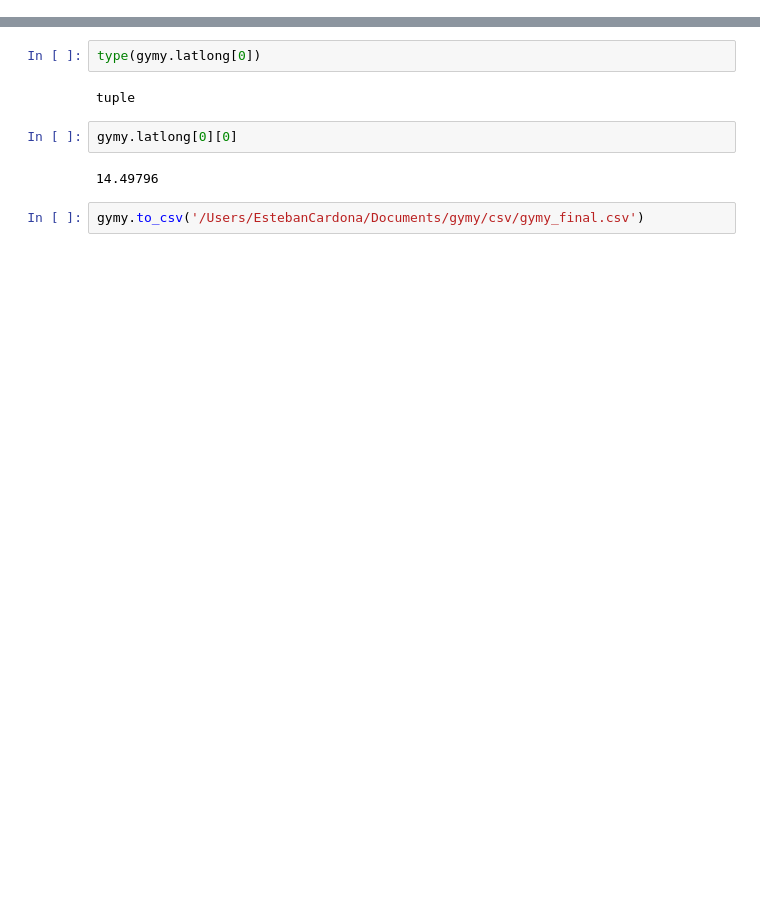
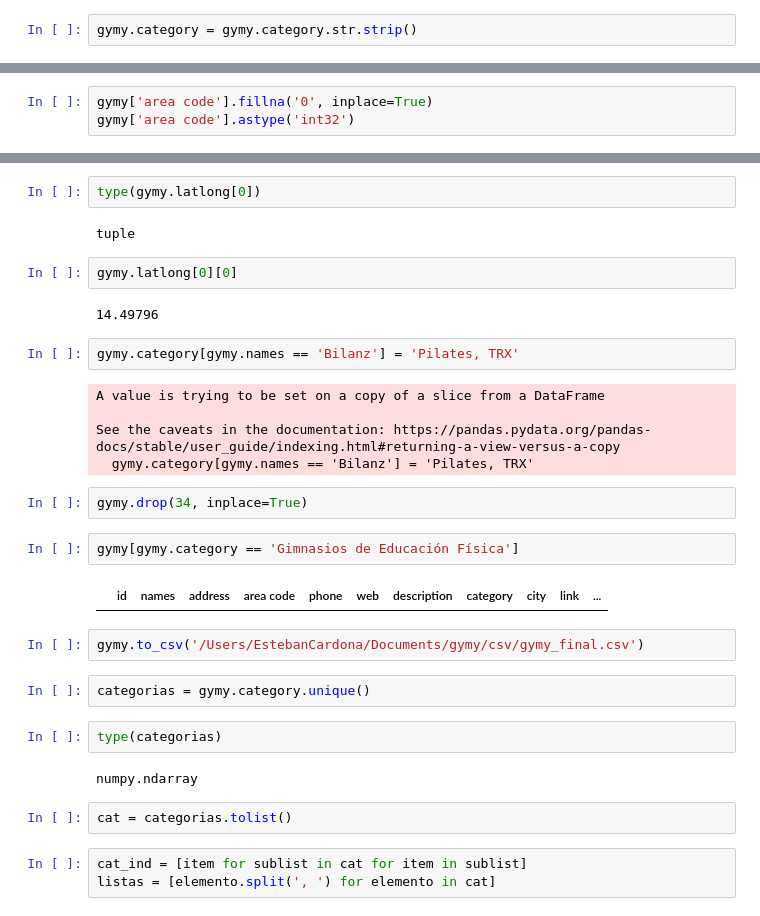
Before and after one commit to cateban/gymy, a Jupyter notebook: Jupyters/Scrapping and Cleaning.ipynb, the cells around one changed output, grey strips where cells are left out. Saved outputs shown, nothing was run; the diff lists cells and outputs as text; blank space fills up the shorter version.

Commit message:
adding category filter v1

```diff
--- a/Jupyters/Scrapping and Cleaning.ipynb
+++ b/Jupyters/Scrapping and Cleaning.ipynb
@@ -709,3 +711,5 @@ gymy.phone.fillna('0', inplace=True)
+# %%
+gymy.category = gymy.category.str.strip()
 # %%
 gymy.phone.astype('int32')
 # %% [output]
@@ -721,3 +725,6 @@ gymy.phone.astype('int32')
 158    22961976
 159    23360091
 Name: phone, Length: 160, dtype: int32
+# %%
+gymy['area code'].fillna('0', inplace=True)
+gymy['area code'].astype('int32')
@@ -729,5 +749,29 @@ tuple
 gymy.latlong[0][0]
 # %% [output]
 14.49796
+# %%
+gymy.category[gymy.names == 'Bilanz'] = 'Pilates, TRX'
+# %% [output]
+A value is trying to be set on a copy of a slice from a DataFrame
+
+See the caveats in the documentation: https://pandas.pydata.org/pandas-docs/stable/user_guide/indexing.html#returning-a-view-versus-a-copy
+  gymy.category[gymy.names == 'Bilanz'] = 'Pilates, TRX'
+# %%
+gymy.drop(34, inplace=True)
+# %%
+gymy[gymy.category == 'Gimnasios de Educación Física']
+# %% [output]
+|  | id | names | address | area code | phone | web | description | category | city | link | ... |
 # %%
 gymy.to_csv('/Users/EstebanCardona/Documents/gymy/csv/gymy_final.csv')
+# %%
+categorias = gymy.category.unique()
+# %%
+type(categorias)
+# %% [output]
+numpy.ndarray
+# %%
+cat = categorias.tolist()
+# %%
+cat_ind = [item for sublist in cat for item in sublist]
+listas = [elemento.split(', ') for elemento in cat]
```
Also changed, not shown: parts of 18 cells of this notebook, 5 other files.
